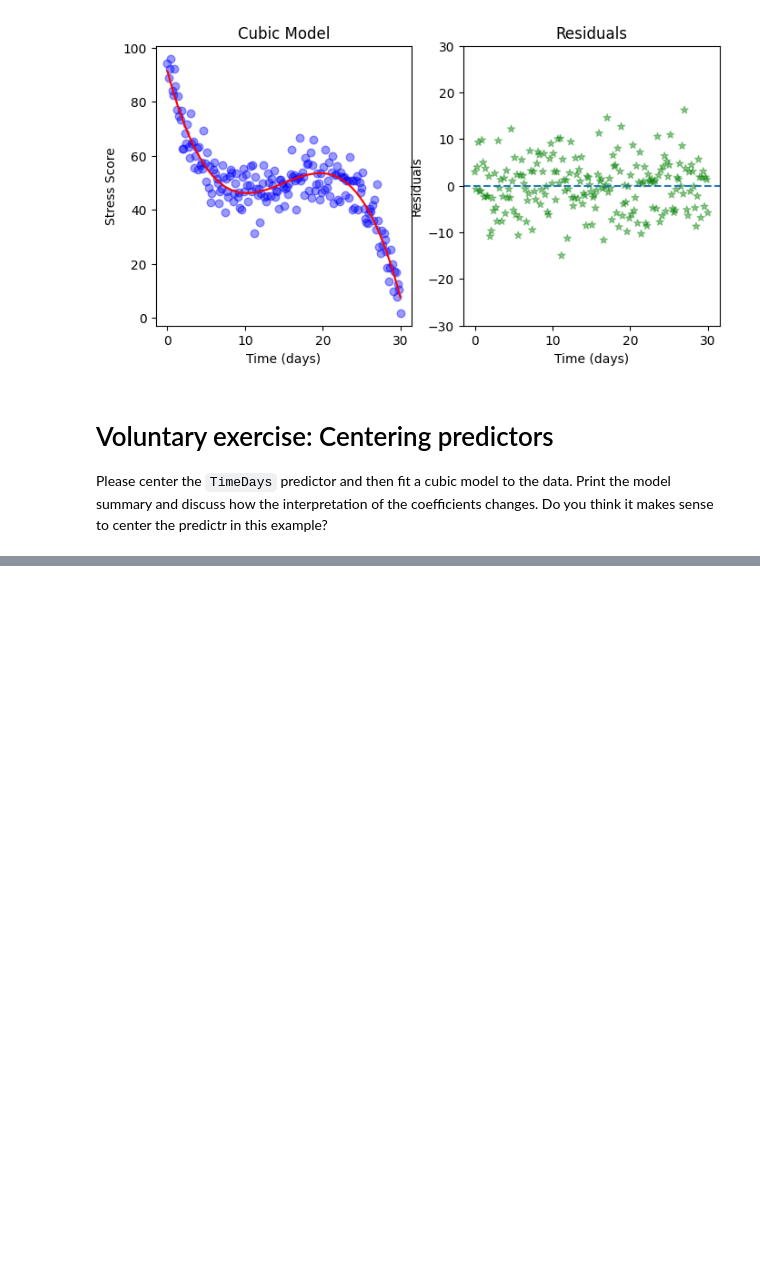
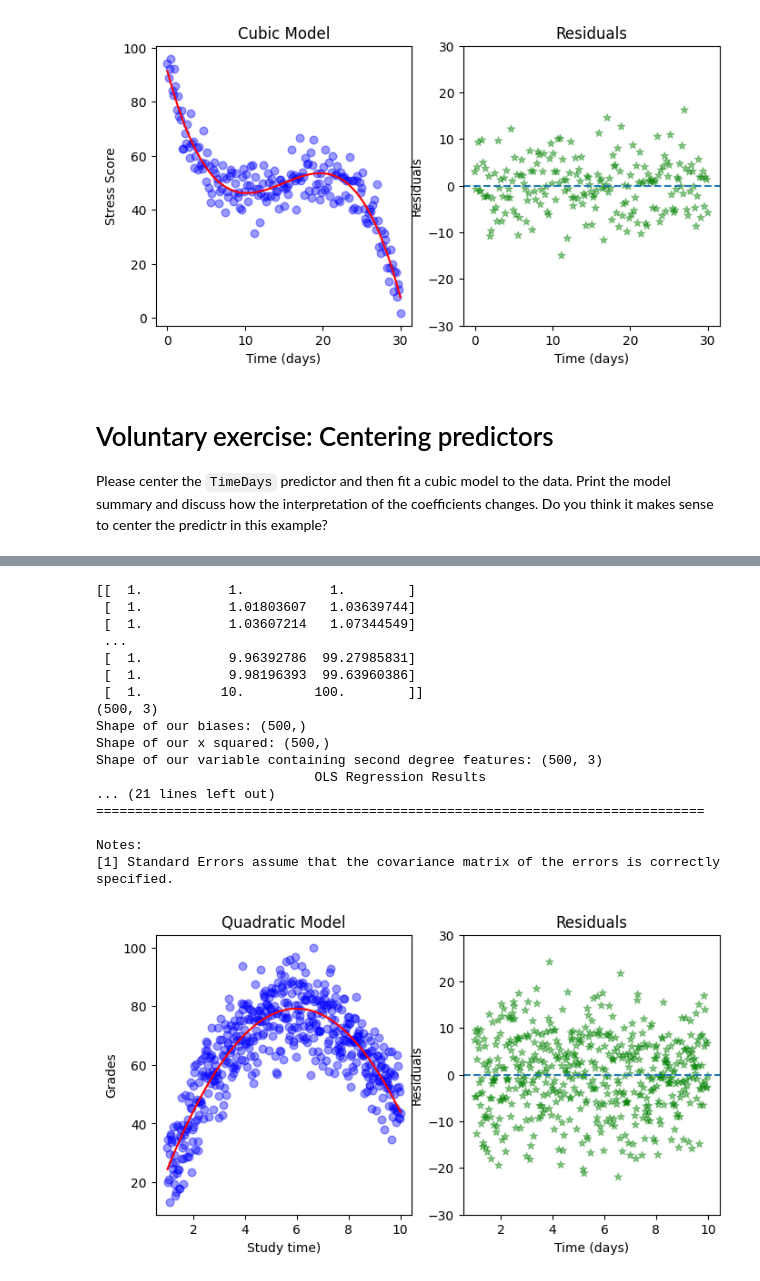
Before and after one commit to mibur1/psy111, a Jupyter notebook: book/solutions/13_Polynomial_reg.ipynb, the cells around one changed output, grey strips where cells are left out. Saved outputs shown, nothing was run; the diff lists cells and outputs as text; code cells hidden in the pictures; blank space fills up the shorter version.

```diff
--- a/book/solutions/13_Polynomial_reg.ipynb
+++ b/book/solutions/13_Polynomial_reg.ipynb
@@ -195,0 +200,72 @@ strong multicollinearity or other numerical problems.
+# %%
+# Generate the dataset
+import numpy as np
+import pandas as pd
+
+# Simulate the data
+np.random.seed(69)
+study_time = np.linspace(1, 10, 500)
+h = 6
+k = 80
+grades = -(k / (h**2)) * (study_time - h)**2 + k + np.random.normal(0, 8, study_time.shape)
+grades = np.clip(grades, 0, 100) # ensure we only have grades between 0 and 100
+
+# Create a DataFrame
+df = pd.DataFrame({"study_time": study_time, "grades": grades})
+
+# Study the composition of study_time_p2
+import statsmodels.api as sm
+from sklearn.preprocessing import PolynomialFeatures
+
+polynomial_features_p2 = PolynomialFeatures(degree=2, include_bias=True)
+study_time_p2 = polynomial_features_p2.fit_transform(study_time.reshape(-1, 1))
+print(study_time_p2)
+print(study_time_p2.shape)
+
+# Create quadratic features
+biases             = np.ones(500)
+study_time_squared = study_time*study_time
+manual_study_time_p2 = np.vstack([biases, study_time, study_time_squared])
+manual_study_time_p2 = manual_study_time_p2.T
+print(f"Shape of our biases: {biases.shape}")
+print(f"Shape of our x squared: {study_time_squared.shape}")
+print(f"Shape of our variable containing second degree features: {manual_study_time_p2.shape}")
+
+# Fit the model
+model = sm.OLS(grades, manual_study_time_p2)
+model_fit = model.fit()
+predictions = model_fit.predict(manual_study_time_p2)
+residuals = model_fit.resid
+
+# Print model summary
+print(model_fit.summary())
+
+# Plot the data
+fig, ax = plt.subplots(1,2, figsize=(8, 4))
+
+ax[0].scatter(study_time, grades, color='blue', alpha=0.4, marker='o', s=38) # Alternatively you can use sns.scatterplot() as you saw in previous sections
+ax[0].plot(study_time, predictions, color='red')
+ax[0].set(xlabel='Study time)', ylabel='Grades', title="Quadratic Model")
+ax[1].scatter(study_time, residuals, color='green', alpha=0.4 ,linestyle='', marker='*')
+ax[1].set(xlabel='Time (days)', ylabel='Residuals', title="Residuals")
+ax[1].axhline(0, linestyle='--')
+ax[1].set_ylim(-30, 30);
+# %% [output]
+[[  1.           1.           1.        ]
+ [  1.           1.01803607   1.03639744]
+ [  1.           1.03607214   1.07344549]
+ ...
+ [  1.           9.96392786  99.27985831]
+ [  1.           9.98196393  99.63960386]
+ [  1.          10.         100.        ]]
+(500, 3)
+Shape of our biases: (500,)
+Shape of our x squared: (500,)
+Shape of our variable containing second degree features: (500, 3)
+                            OLS Regression Results
+... (21 lines left out)
+==============================================================================
+
+Notes:
+[1] Standard Errors assume that the covariance matrix of the errors is correctly specified.
+[figure, added]
```
Also changed, not shown: parts of 2 cells of this notebook, 1 other file.
